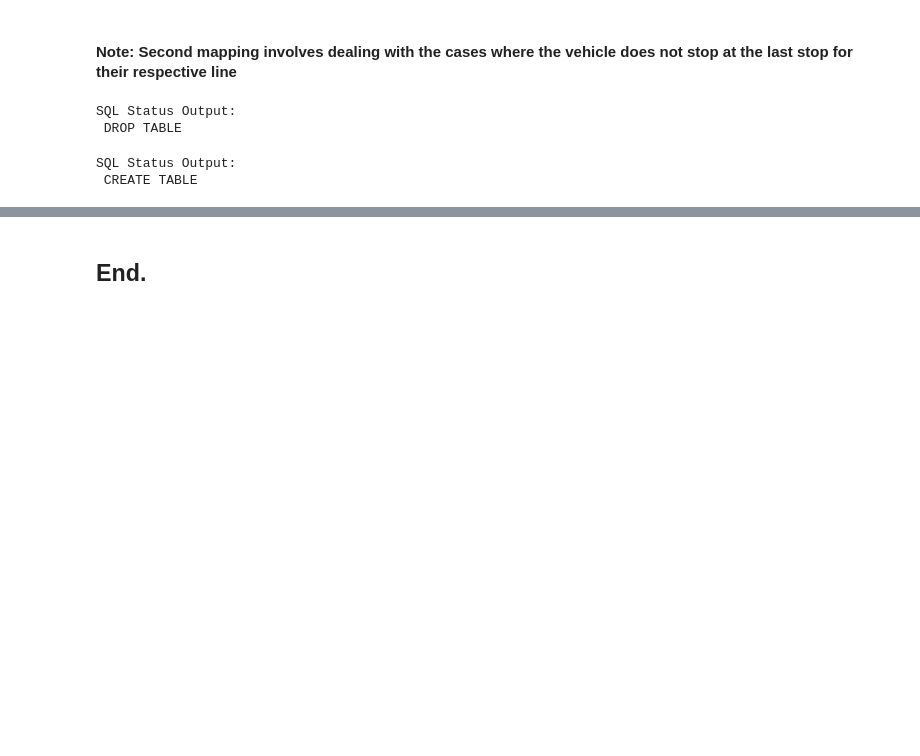
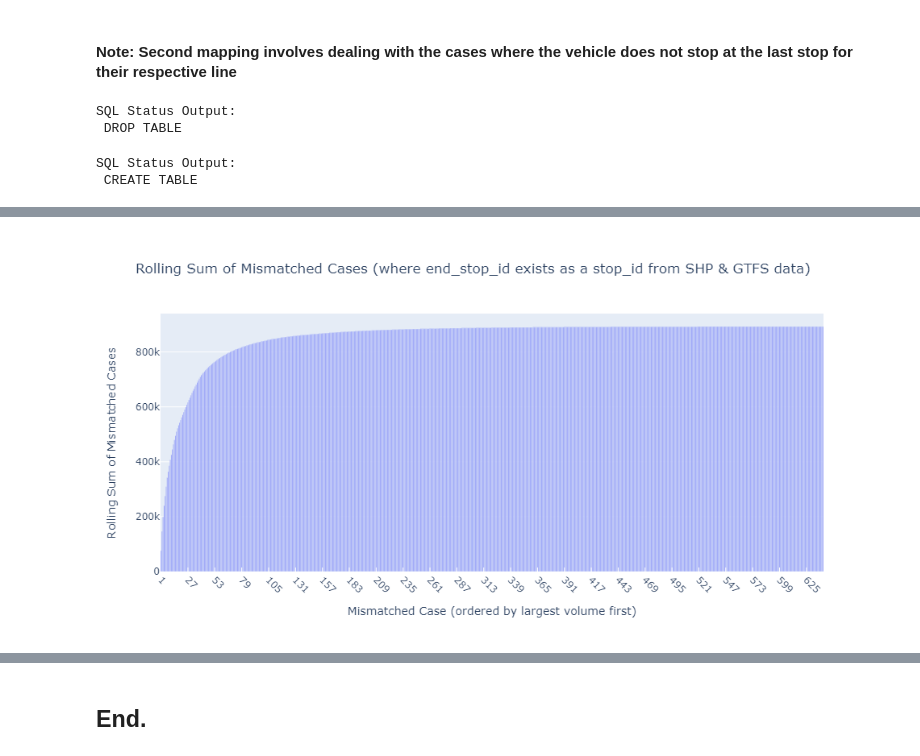
Before and after one commit to ahmadabusaiid/dm-stib-hack-my-ride, a Jupyter notebook: stib_vh_pos/stib_vh_pos_preprocess_db_load.ipynb, the cells around one changed output, grey strips where cells are left out. Cells and saved outputs as stored; diff of their text form; code cells hidden in the pictures; blank space fills up the shorter version.

```diff
--- a/stib_vh_pos/stib_vh_pos_preprocess_db_load.ipynb
+++ b/stib_vh_pos/stib_vh_pos_preprocess_db_load.ipynb
@@ -747,0 +947,27 @@ Rows lost (final)                                 : 3157795
+# %%
+# visualize the mismatched cases
+
+fig = px.bar(
+    rolling_sum,
+    x = 'row_num',
+    y = 'rolling_sum',
+    labels = {
+        'row_num': 'Mismatched Case (ordered by largest volume first)',
+        'rolling_sum': 'Rolling Sum of Mismatched Cases'
+    },
+    title = 'Rolling Sum of Mismatched Cases (where end_stop_id exists as a stop_id from SHP & GTFS data)'
+)
+
+fig.update_xaxes(
+    ticks = "inside",
+    tickcolor = "white",
+    tickangle = 45,
+    nticks = 25
+    )
+
+fig.update_layout(
+    height = 500
+)
+
+fig.show()
+# %% [output]
@@ -747,0 +975 @@ Rows lost (final)                                 : 3157795
+[figure, added]
```
Also changed, not shown: parts of 21 cells of this notebook.
